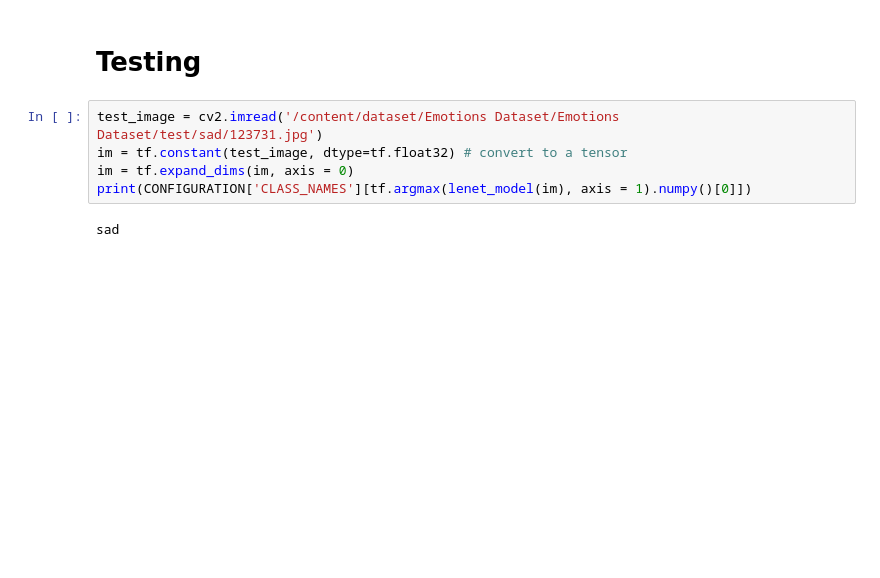
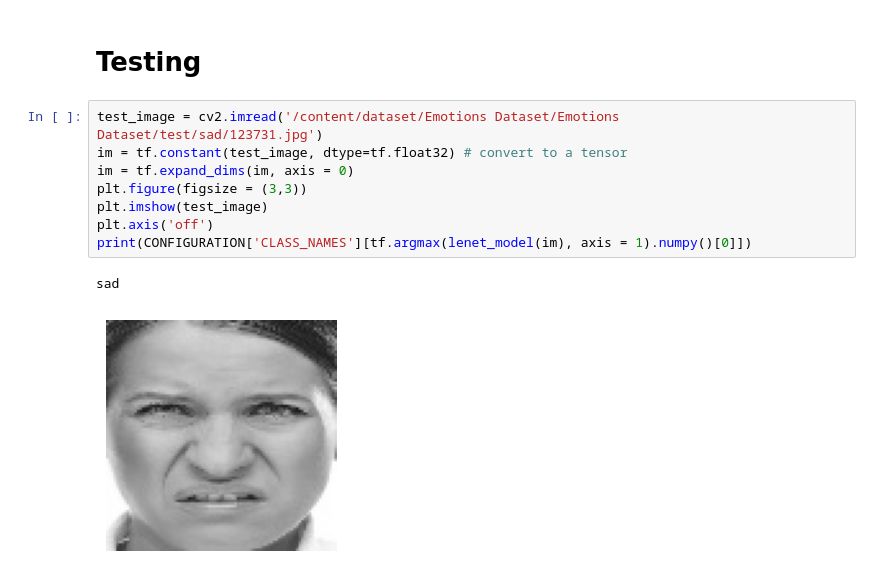
Before and after one commit to sleepsonrockss/Deep-Learning, a Jupyter notebook: HumanEmotions/HE.ipynb, the cells around one changed output. Drawn from its saved outputs; the diff is of its cells as text; blank space fills up the shorter version.

```diff
--- a/HumanEmotions/HE.ipynb
+++ b/HumanEmotions/HE.ipynb
@@ -326,10 +322,14 @@ lenet_model.evaluate(validation_dataset)
 # %%
 test_image = cv2.imread('/content/dataset/Emotions Dataset/Emotions Dataset/test/sad/123731.jpg')
 im = tf.constant(test_image, dtype=tf.float32) # convert to a tensor
 im = tf.expand_dims(im, axis = 0)
+plt.figure(figsize = (3,3))
+plt.imshow(test_image)
+plt.axis('off')
 print(CONFIGURATION['CLASS_NAMES'][tf.argmax(lenet_model(im), axis = 1).numpy()[0]])
 # %% [output]
 sad
+[figure, added]
 # %%
 plt.figure(figsize = (15,15))
 for images, labels in validation_dataset.take(1):
```
Also changed, not shown: parts of 12 cells of this notebook.
